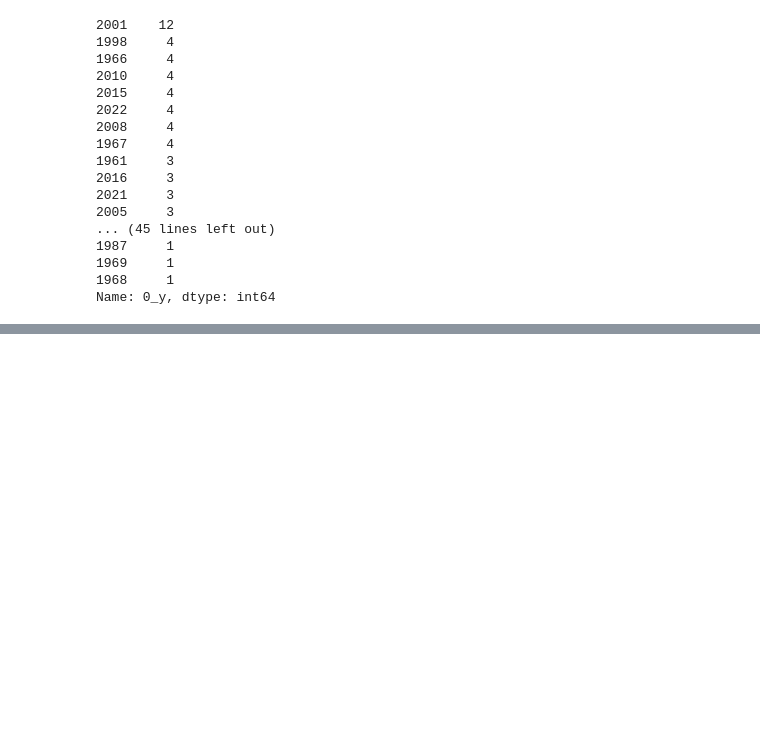
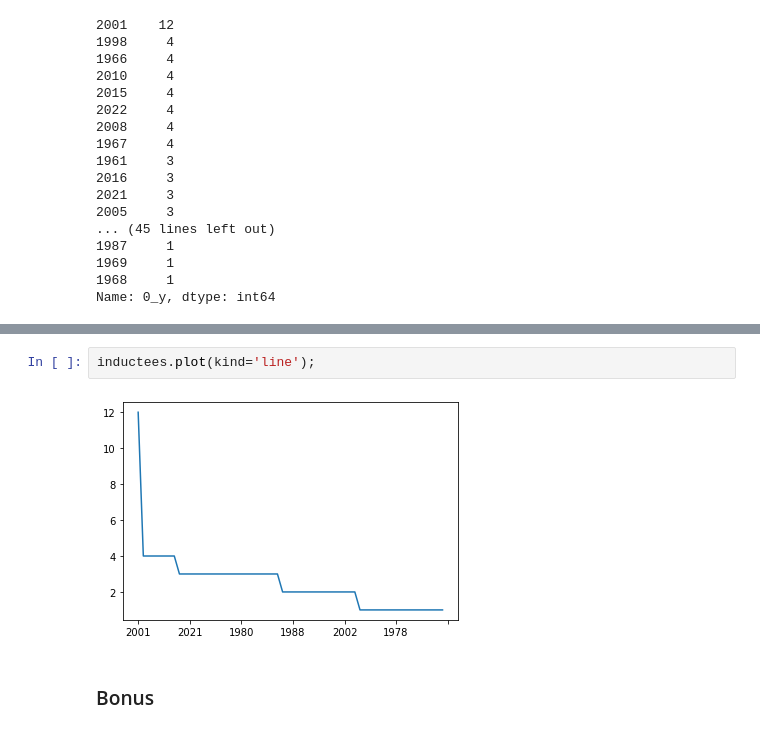
Before and after one commit to Cuiweiyi/web-scraping-country-music-hof-Cuiweiyi, a Jupyter notebook: notebook/Web_scraping_Hall_of_Fame.ipynb, the cells around one changed output, grey strips where cells are left out. Saved outputs shown, nothing was run; the diff lists cells and outputs as text; blank space fills up the shorter version.

Commit message:
Almost got the bonus before walkthrough

```diff
--- a/notebook/Web_scraping_Hall_of_Fame.ipynb
+++ b/notebook/Web_scraping_Hall_of_Fame.ipynb
@@ -289,0 +349,6 @@ ValueError: x and y must have same first dimension, but have shapes (147,) and (
+# %%
+inductees.plot(kind='line');
+# %% [output]
+[figure, added]
+# %% [markdown]
+### Bonus
```
Also changed, not shown: parts of 17 cells of this notebook.
